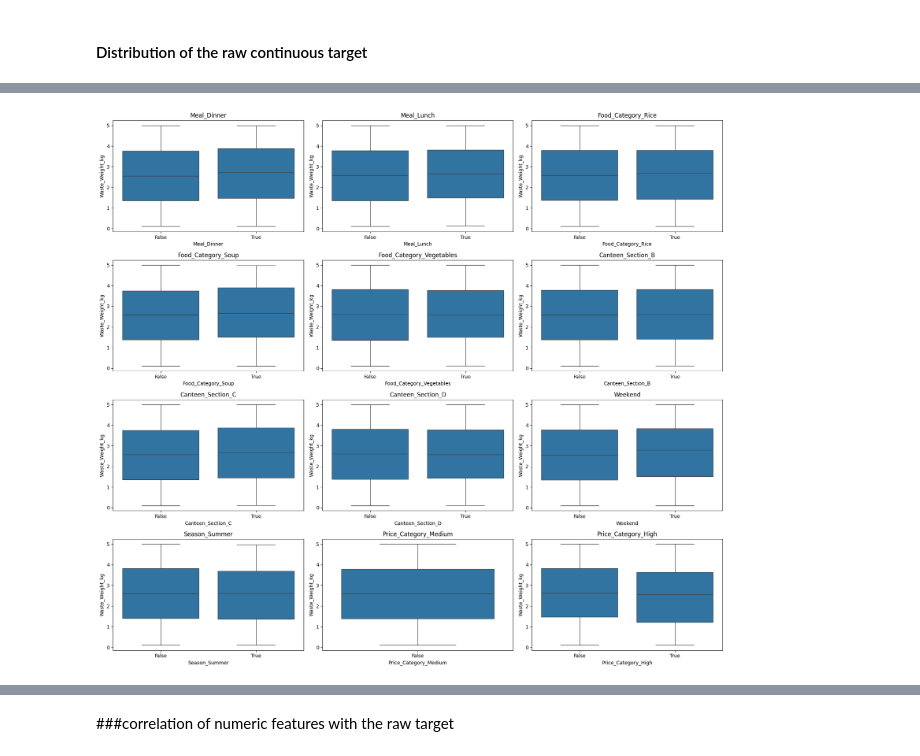
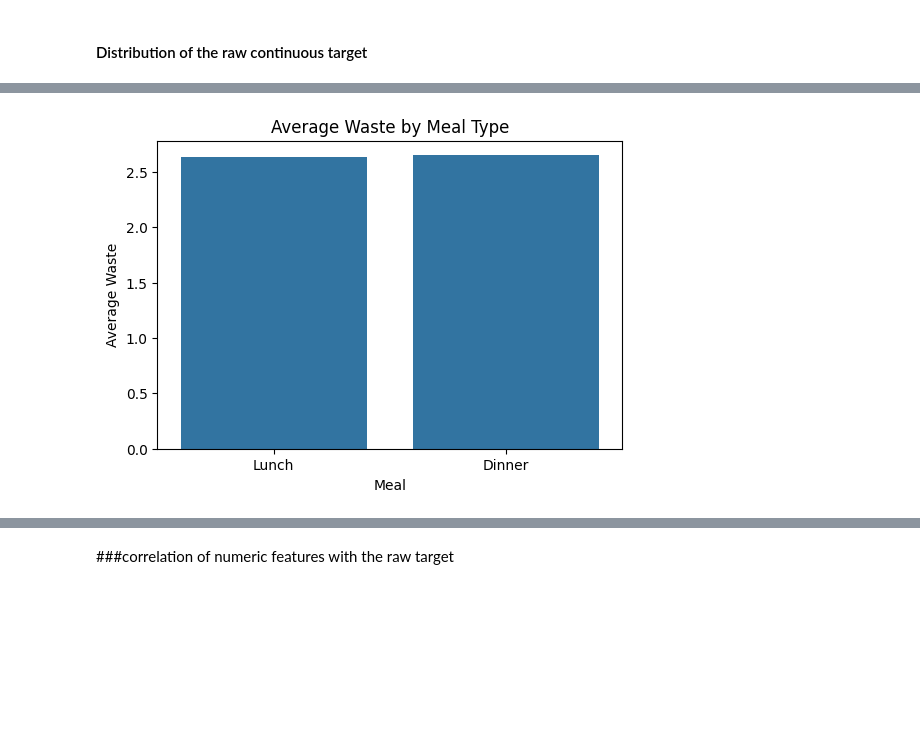
Before and after one commit to sasasaee/ml-project, a Jupyter notebook: canteen_classification_model.ipynb, the cells around one changed output, grey strips where cells are left out. Cells and saved outputs as stored; diff of their text form; code cells hidden in the pictures; blank space fills up the shorter version.

```diff
--- a/canteen_classification_model.ipynb
+++ b/canteen_classification_model.ipynb
@@ -102,20 +93,21 @@ Name: Waste_Weight_kg, dtype: float64
-# %%
-categorical_cols_to_check = [
-    "Meal_Dinner", "Meal_Lunch",
-    "Food_Category_Rice", "Food_Category_Soup", "Food_Category_Vegetables",
-    "Canteen_Section_B", "Canteen_Section_C", "Canteen_Section_D",
-    "Weekend", "Season_Summer",
-    "Price_Category_Medium", "Price_Category_High"
-]
-
-fig, axes = plt.subplots(4, 3, figsize=(18, 16))
-axes = axes.flatten()
-
-for i, col in enumerate(categorical_cols_to_check):
-    sns.boxplot(data=df, x=col, y="Waste_Weight_kg", ax=axes[i])
-    axes[i].set_title(col)
-
-plt.tight_layout()
-plt.show()
-# %% [output]
-[figure, removed]
+# %%
+meal_avg = pd.DataFrame({
+    "Meal": ["Lunch", "Dinner"],
+    "Average Waste": [
+        df[df["Meal_Lunch"]]["Waste_Weight_kg"].mean(),
+        df[df["Meal_Dinner"]]["Waste_Weight_kg"].mean()
+    ]
+})
+
+plt.figure(figsize=(6,4))
+
+sns.barplot(
+    data=meal_avg,
+    x="Meal",
+    y="Average Waste"
+)
+
+plt.title("Average Waste by Meal Type")
+plt.show()
+# %% [output]
+[figure, added]
```
Also changed, not shown: parts of 13 cells of this notebook.
